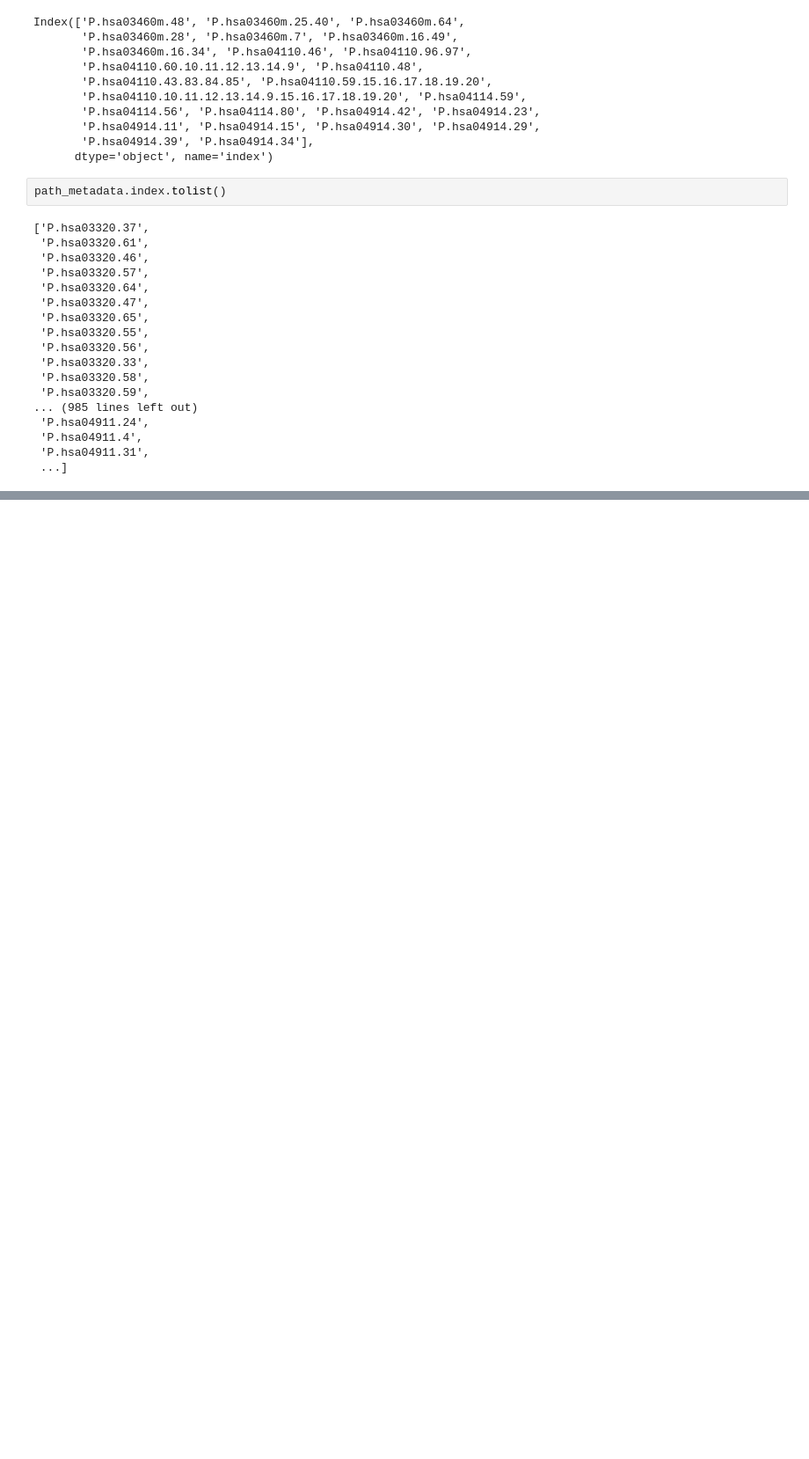
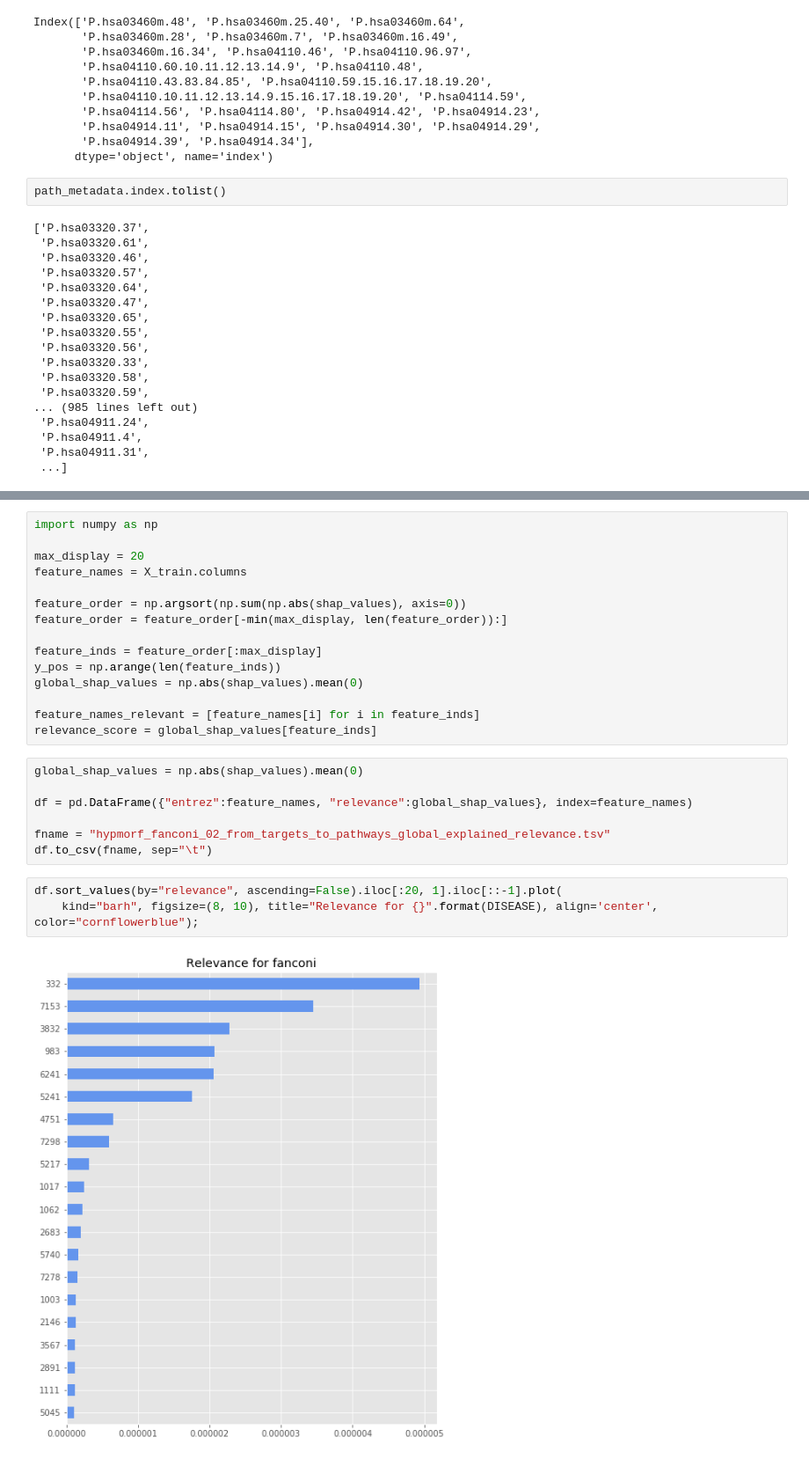
Before and after one commit to loucerac/drexml, a Jupyter notebook: notebooks/sandbox_20190416/1.0_setup_src.ipynb, the cells around one changed output, grey strips where cells are left out. Shown at 88% size. Drawn from its saved outputs; the diff is of its cells as text; blank space fills up the shorter version.

Commit message:
Compute relevances.

```diff
--- a/notebooks/sandbox_20190416/1.0_setup_src.ipynb
+++ b/notebooks/sandbox_20190416/1.0_setup_src.ipynb
@@ -617,0 +674,27 @@ path_metadata.index.tolist()
+# %%
+import numpy as np
+
+max_display = 20
+feature_names = X_train.columns
+
+feature_order = np.argsort(np.sum(np.abs(shap_values), axis=0))
+feature_order = feature_order[-min(max_display, len(feature_order)):]
+
+feature_inds = feature_order[:max_display]
+y_pos = np.arange(len(feature_inds))
+global_shap_values = np.abs(shap_values).mean(0)
+
+feature_names_relevant = [feature_names[i] for i in feature_inds]
+relevance_score = global_shap_values[feature_inds]
+# %%
+global_shap_values = np.abs(shap_values).mean(0)
+
+df = pd.DataFrame({"entrez":feature_names, "relevance":global_shap_values}, index=feature_names)
+
+fname = "hypmorf_fanconi_02_from_targets_to_pathways_global_explained_relevance.tsv"
+df.to_csv(fname, sep="\t")
+# %%
+df.sort_values(by="relevance", ascending=False).iloc[:20, 1].iloc[::-1].plot(
+    kind="barh", figsize=(8, 10), title="Relevance for {}".format(DISEASE), align='center', color="cornflowerblue");
+# %% [output]
+[figure, added]
```
Also changed, not shown: parts of 50 cells of this notebook, 4 other files.
